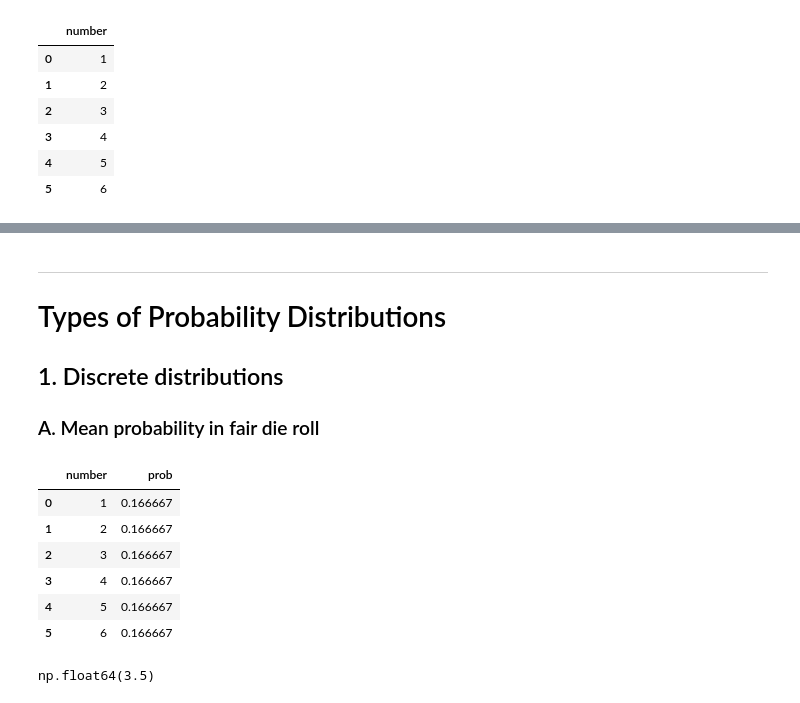
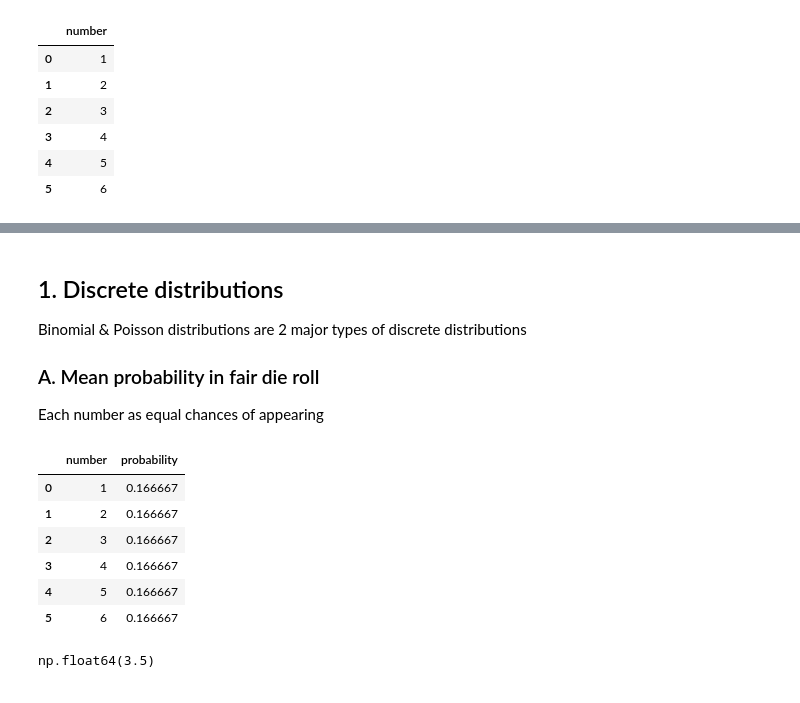
Before and after one commit to abhijeet-bhambere/statistics_in_python, a Jupyter notebook: Stats_In_Python.ipynb, the cells around one changed output, grey strips where cells are left out. Saved outputs shown, nothing was run; the diff lists cells and outputs as text; code cells hidden in the pictures.

```diff
--- a/Stats_In_Python.ipynb
+++ b/Stats_In_Python.ipynb
@@ -494,13 +529,14 @@ dice
 # %% [markdown]
-______
-# Types of Probability Distributions
 ## 1. Discrete distributions
+Binomial & Poisson distributions are 2 major types of discrete distributions
+
 ### A. Mean probability in fair die roll
+Each number as equal chances of appearing
 # %%
-dice["prob"] = dice["number"].map(dice["number"].value_counts(normalize=True))
+dice["probability"] = dice["number"].map(dice["number"].value_counts(normalize=True))
 dice
 # %% [output]
-|  | number | prob |
+|  | number | probability |
 | 0 | 1 | 0.166667 |
 | 1 | 2 | 0.166667 |
 | 2 | 3 | 0.166667 |
```
Also changed, not shown: parts of 57 cells of this notebook, 2 other files.
